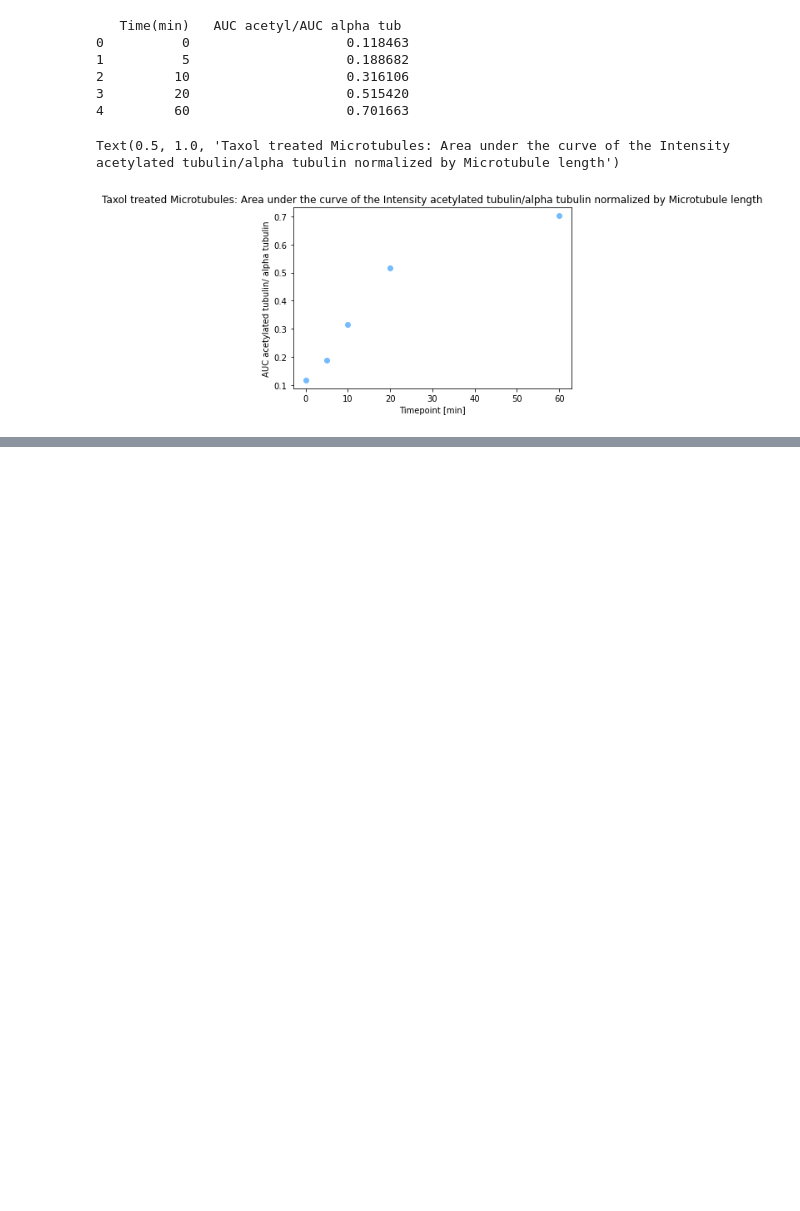
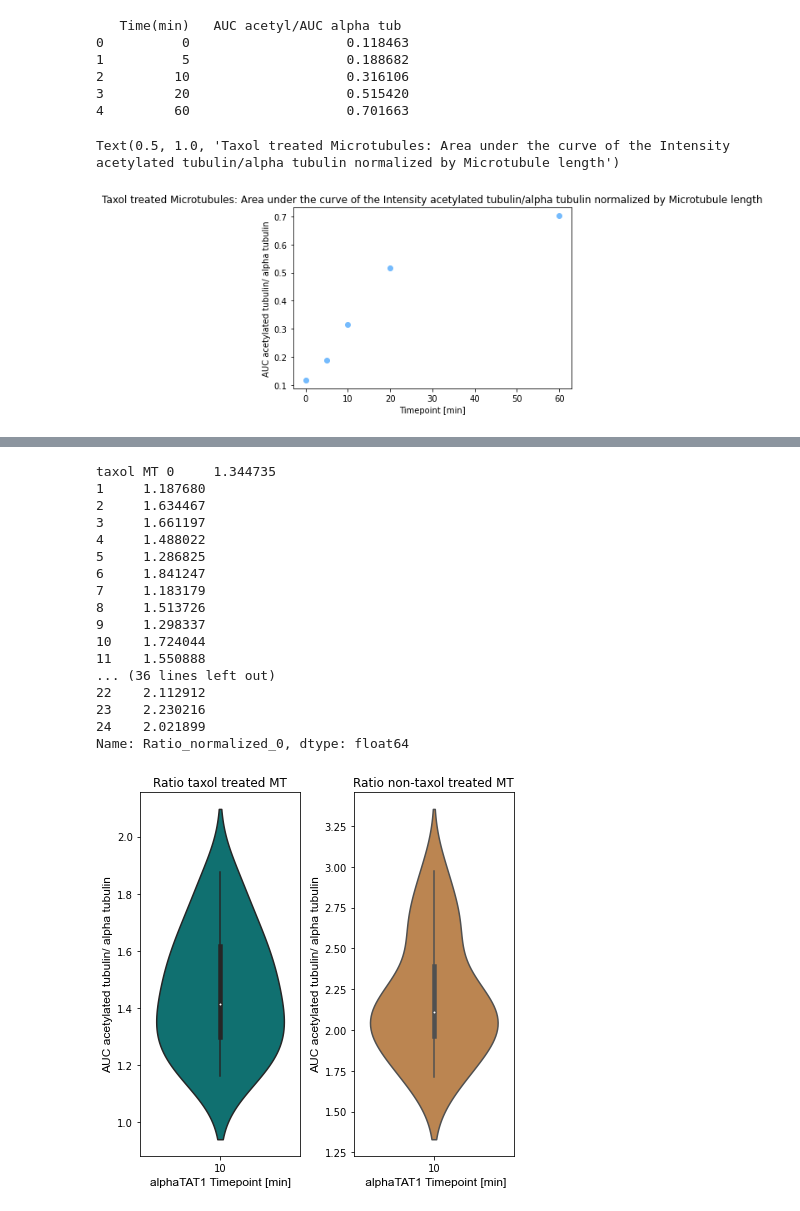
Before and after one commit to stockCl/AcetylationMT, a Jupyter notebook: Processing_Intensity_Data_essential_and_plot_code.ipynb, the cells around one changed output, grey strips where cells are left out. Cells and saved outputs as stored; diff of their text form; code cells hidden in the pictures; blank space fills up the shorter version.

```diff
--- a/Processing_Intensity_Data_essential_and_plot_code.ipynb
+++ b/Processing_Intensity_Data_essential_and_plot_code.ipynb
@@ -245,0 +343,59 @@ Text(0.5, 1.0, 'Taxol treated Microtubules: Area under the curve of the Intensit
+# %%
+import matplotlib.pyplot as plt
+import matplotlib.colors as mcolors
+import numpy as np
+import seaborn as sea
+
+#plt.plot(data.iloc[:,0],data.iloc[:,1])
+data_R= Data_Ratio_tax #Dataset MT with taxol treatment normalized to 0Min mean acetylation value control
+Time=data_R.iloc[:,0]
+Ratios=data_R.iloc[:,2]
+print("taxol MT", Ratios)
+
+fig = plt.figure(figsize=(6, 6))
+gs = fig.add_gridspec(1, 2)
+ax = fig.add_subplot(gs[0, 0])
+ax= sea.violinplot(x=Time, y=Ratios, data=data_R, color='teal', inner='box')
+ax.set_title("Ratio taxol treated MT")
+ax.set_ylabel('AUC acetylated tubulin/ alpha tubulin',fontname="Arial", fontsize=12)
+ax.set_xlabel('alphaTAT1 Timepoint [min]',fontname="Arial", fontsize=12)
+fig.tight_layout()
+
+data_R2=Data_Ratio #Dataset Mt without taxol treatment normalized to 0Min mean acetylation value control
+Time_T=data_R2.iloc[:,0]
+Ratios_T=data_R2.iloc[:,2]
+print("nontaxolMT",Ratios_T)
+
+
+ax = fig.add_subplot(gs[0, 1])
+ax= sea.violinplot(x=Time_T, y=Ratios_T, data=data_R2, color='peru', inner= 'box')
+ax.set_title("Ratio non-taxol treated MT")
+ax.set_ylabel('AUC acetylated tubulin/ alpha tubulin',fontname="Arial", fontsize=12)
+ax.set_xlabel(' alphaTAT1 Timepoint [min]',fontname="Arial", fontsize=12)
+fig.tight_layout()
+#plt.show()
+root=tkin.Tk()
+root.withdraw()
+my_working_path= filedialog.askdirectory(title="Choose folder in which other folders with the csv files from the linescan are found:")# opens a window on your computer to select the folder
+os.chdir(my_working_path)
+work=os.getcwd()
+plt.savefig('Normalized_0_Violinplot_Ratio_AUC_acetyltub_over_alphatub_10Min_(left)taxol_(right)_wo_boxinner.png')
+# %% [output]
+taxol MT 0     1.344735
+1     1.187680
+2     1.634467
+3     1.661197
+4     1.488022
+5     1.286825
+6     1.841247
+7     1.183179
+8     1.513726
+9     1.298337
+10    1.724044
+11    1.550888
+... (36 lines left out)
+22    2.112912
+23    2.230216
+24    2.021899
+Name: Ratio_normalized_0, dtype: float64
+[figure, added]
```
Also changed, not shown: parts of 16 cells of this notebook.
